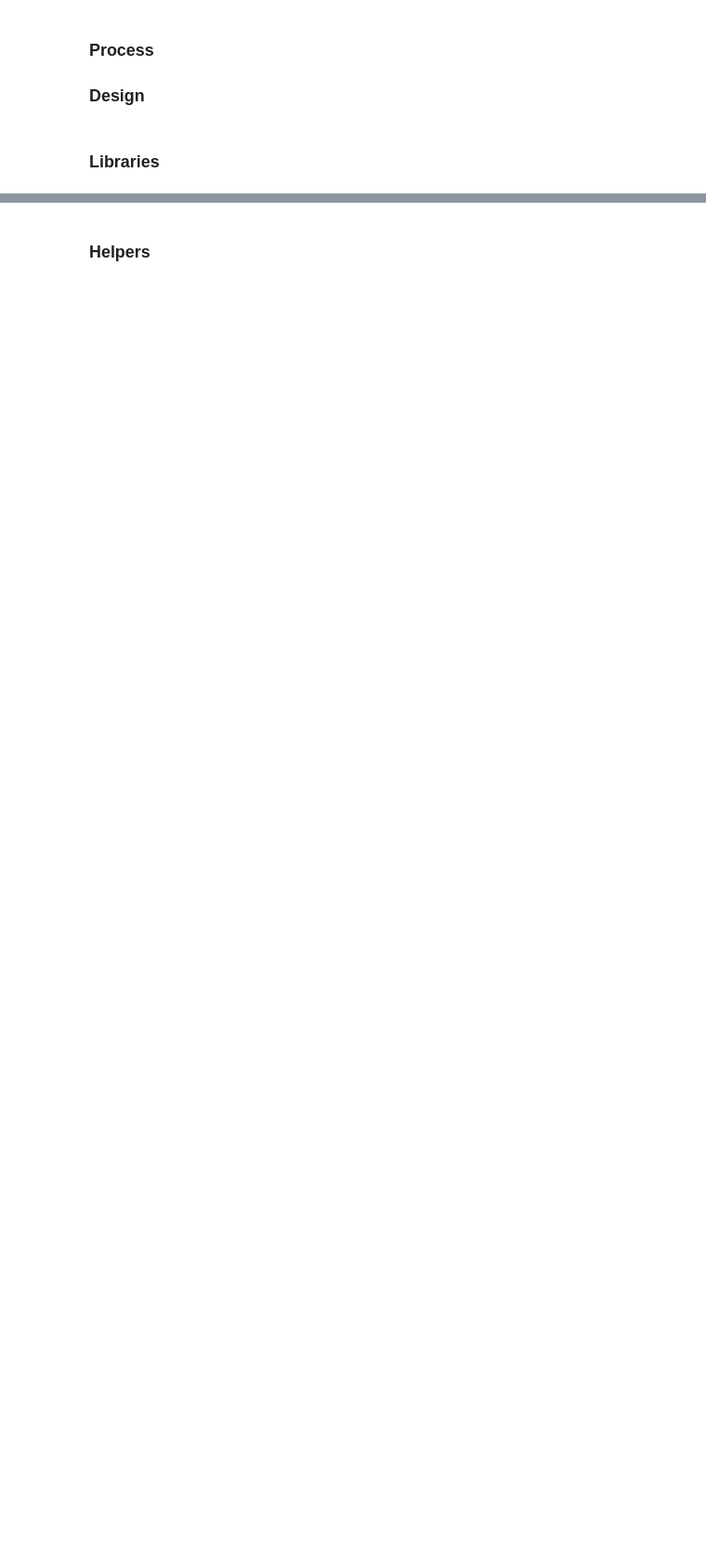
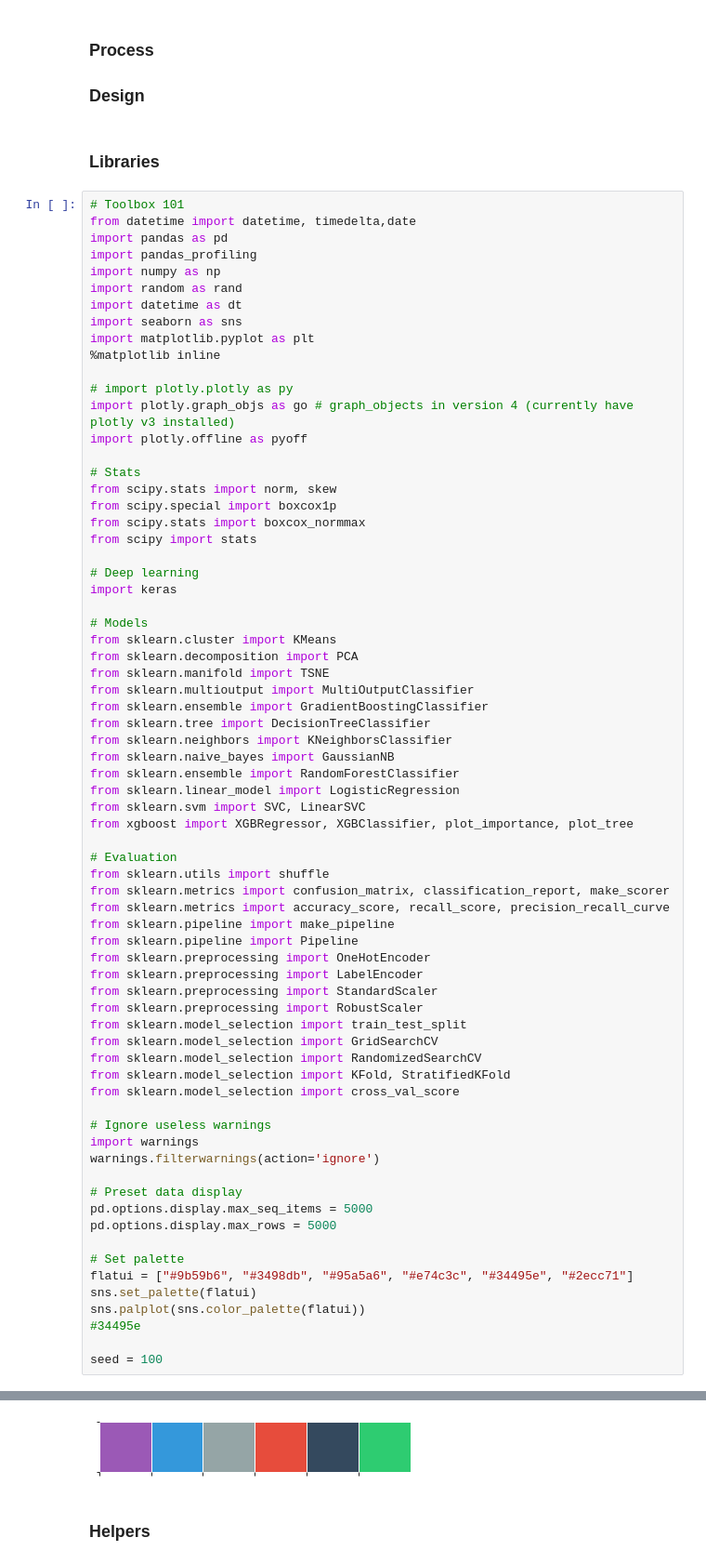
Before and after one commit to davidtnly/MachineLearning, a Jupyter notebook: 27-predict-next-purchase.ipynb, the cells around one changed output, grey strips where cells are left out. Shown at 93% size. Drawn from its saved outputs; the diff is of its cells as text; blank space fills up the shorter version.

```diff
--- a/27-predict-next-purchase.ipynb
+++ b/27-predict-next-purchase.ipynb
@@ -17,3 +41,74 @@ Notes from this notebook comes from various resources listed at the end of the n
 ### Design
 # %% [markdown]
 ### Libraries
+# %%
+# Toolbox 101
+from datetime import datetime, timedelta,date
+import pandas as pd
+import pandas_profiling
+import numpy as np
+import random as rand
+import datetime as dt
+import seaborn as sns
+import matplotlib.pyplot as plt
+%matplotlib inline
+
+# import plotly.plotly as py
+import plotly.graph_objs as go # graph_objects in version 4 (currently have plotly v3 installed)
+import plotly.offline as pyoff
+
+# Stats
+from scipy.stats import norm, skew
+from scipy.special import boxcox1p
+from scipy.stats import boxcox_normmax
+from scipy import stats
+
+# Deep learning
+import keras
+
+# Models
+from sklearn.cluster import KMeans
+from sklearn.decomposition import PCA
+from sklearn.manifold import TSNE
+from sklearn.multioutput import MultiOutputClassifier
+from sklearn.ensemble import GradientBoostingClassifier
+from sklearn.tree import DecisionTreeClassifier
+from sklearn.neighbors import KNeighborsClassifier
+from sklearn.naive_bayes import GaussianNB
+from sklearn.ensemble import RandomForestClassifier
+from sklearn.linear_model import LogisticRegression
+from sklearn.svm import SVC, LinearSVC
+from xgboost import XGBRegressor, XGBClassifier, plot_importance, plot_tree
+
+# Evaluation
+from sklearn.utils import shuffle
+from sklearn.metrics import confusion_matrix, classification_report, make_scorer
+from sklearn.metrics import accuracy_score, recall_score, precision_recall_curve
+from sklearn.pipeline import make_pipeline
+from sklearn.pipeline import Pipeline
+from sklearn.preprocessing import OneHotEncoder
+from sklearn.preprocessing import LabelEncoder
+from sklearn.preprocessing import StandardScaler
+from sklearn.preprocessing import RobustScaler
+from sklearn.model_selection import train_test_split
+from sklearn.model_selection import GridSearchCV
+from sklearn.model_selection import RandomizedSearchCV
+from sklearn.model_selection import KFold, StratifiedKFold
+from sklearn.model_selection import cross_val_score
+
+# Ignore useless warnings
+import warnings
+warnings.filterwarnings(action='ignore')
+
+# Preset data display
+pd.options.display.max_seq_items = 5000
+pd.options.display.max_rows = 5000
+
+# Set palette
+flatui = ["#9b59b6", "#3498db", "#95a5a6", "#e74c3c", "#34495e", "#2ecc71"]
+sns.set_palette(flatui)
+sns.palplot(sns.color_palette(flatui))
+#34495e
+
+seed = 100
+# %% [output]
@@ -20,2 +116,3 @@ Notes from this notebook comes from various resources listed at the end of the n
+[figure, added]
 # %% [markdown]
 ### Helpers
```
Also changed, not shown: parts of 32 cells of this notebook.
